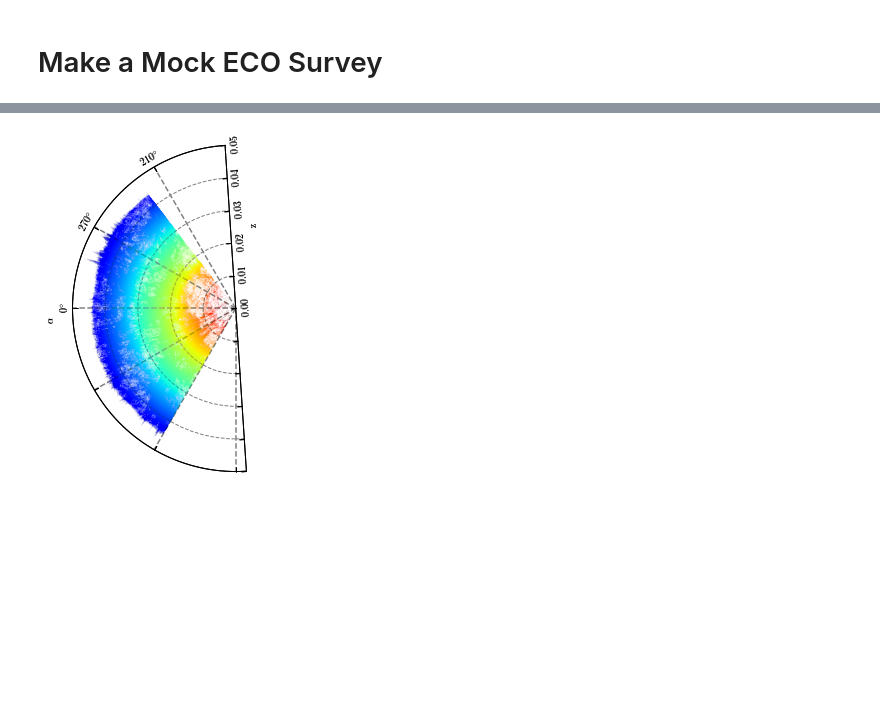
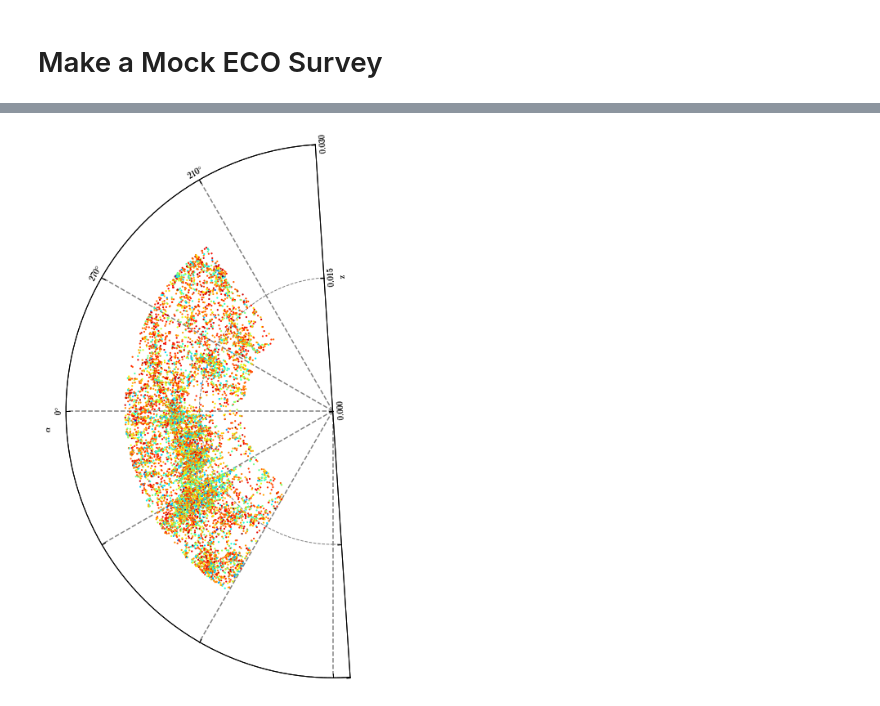
Before and after one commit to duncandc/eco_mocks, a Jupyter notebook: notebooks/make_mock_survey.ipynb, the cells around one changed output, grey strips where cells are left out. Saved outputs shown, nothing was run; the diff lists cells and outputs as text; code cells hidden in the pictures; blank space fills up the shorter version.

```diff
--- a/notebooks/make_mock_survey.ipynb
+++ b/notebooks/make_mock_survey.ipynb
@@ -11,6 +12,8 @@ import os
 cwd = os.getcwd()
 data_path = os.path.abspath(os.path.join(os.path.dirname(cwd), 'mocks')) + '/'
 # %%
+# open a mock
+
 from astropy.table import Table
-mock = Table.read(data_path + 'mock_1.hdf5', path='data')
+mock = Table.read(data_path + 'mock_1a.hdf5', path='data')
 # %%
@@ -34,13 +39,17 @@ new_coords, inds = pad_box(coords)
 # %%
-fig = plt.figure(figsize=(3.3, 6.6))
+# plot wedge
+
+from eco_mocks.utils import fractional_polar_axes
+
+fig = plt.figure(figsize=(3.3*2, 6.6*2))
 fig.subplots_adjust(left=0.1, right=0.9, bottom=0.15, top=0.85)
-ax = fractional_polar_axes(fig, rlim=(0,0.05),thlim=(93.75,273.75))
+ax = fractional_polar_axes(fig, rlim=(0,0.03),thlim=(93.75,273.75))
 ax.grid(True)
-ra = new_mock['ra'][mask]+180.0
-z = new_mock['redshift'][mask]
-c = new_mock['redshift'][mask]
-ax.scatter(ra, z, c=c, marker='.', lw=0, s=1,alpha=0.1,\
+ra = new_mock['ra']+180.0
+z = new_mock['redshift']
+c = new_mock['u_minus_r']
+ax.scatter(ra, z, c=c, marker='.', lw=0, s=20,alpha=1,\
            cmap='jet_r', rasterized=True)
 plt.show()
 # %% [output]
-[figure, old version]
+[figure, new version]
```
Also changed, not shown: parts of 5 cells of this notebook, 11 other files.
